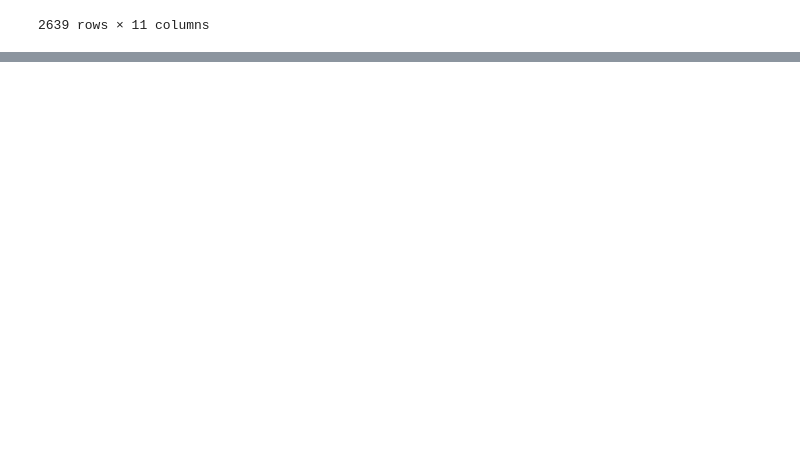
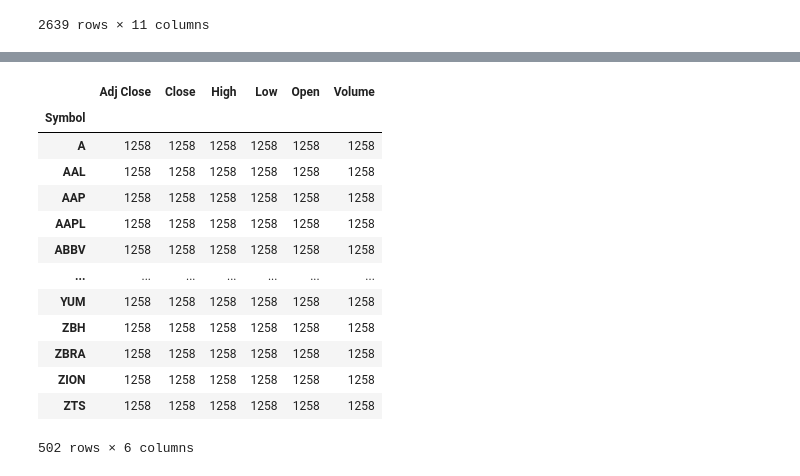
Before and after one commit to MapleFrogStudio/algo_vibes_SP500_RSI, a Jupyter notebook: new_strategy.ipynb, the cells around one changed output, grey strips where cells are left out. Drawn from its saved outputs; the diff is of its cells as text; code cells hidden in the pictures; blank space fills up the shorter version.

```diff
--- a/new_strategy.ipynb
+++ b/new_strategy.ipynb
@@ -247,0 +278,17 @@ Total profit : $1741.27
+# %%
+data.groupby("Symbol").count()
+# %% [output]
+|  | Adj Close | Close | High | Low | Open | Volume |
+| Symbol |  |  |  |  |  |  |
+| A | 1258 | 1258 | 1258 | 1258 | 1258 | 1258 |
+| AAL | 1258 | 1258 | 1258 | 1258 | 1258 | 1258 |
+| AAP | 1258 | 1258 | 1258 | 1258 | 1258 | 1258 |
+| AAPL | 1258 | 1258 | 1258 | 1258 | 1258 | 1258 |
+| ABBV | 1258 | 1258 | 1258 | 1258 | 1258 | 1258 |
+| ... | ... | ... | ... | ... | ... | ... |
+| YUM | 1258 | 1258 | 1258 | 1258 | 1258 | 1258 |
+| ZBH | 1258 | 1258 | 1258 | 1258 | 1258 | 1258 |
+| ZBRA | 1258 | 1258 | 1258 | 1258 | 1258 | 1258 |
+| ZION | 1258 | 1258 | 1258 | 1258 | 1258 | 1258 |
+| ZTS | 1258 | 1258 | 1258 | 1258 | 1258 | 1258 |
+502 rows × 6 columns
```
Also changed, not shown: parts of 14 cells of this notebook, 37 other files.
